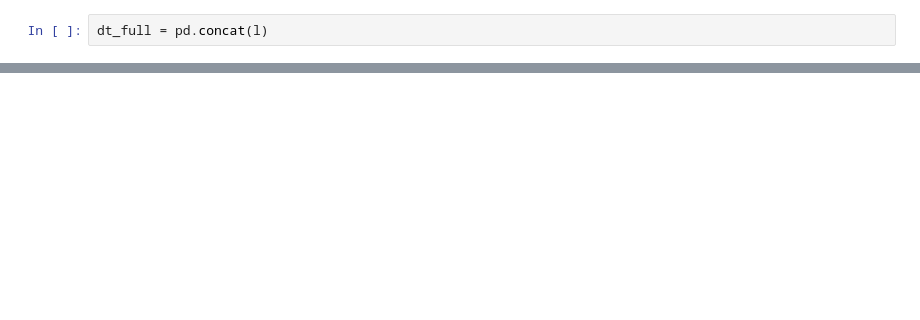
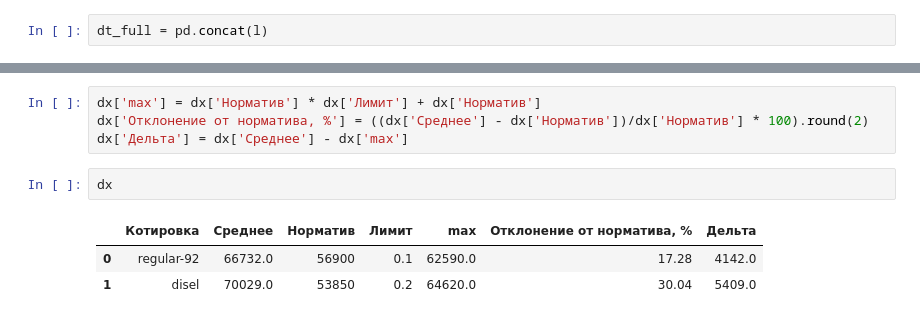
Before and after one commit to oleg-wl/geolfond, a Jupyter notebook: currency.ipynb, the cells around one changed output, grey strips where cells are left out. Saved outputs shown, nothing was run; the diff lists cells and outputs as text; blank space fills up the shorter version.

```diff
--- a/currency.ipynb
+++ b/currency.ipynb
@@ -282,0 +283,10 @@ diz.to_excel('data/dt.xlsx')
+# %%
+dx['max'] = dx['Норматив'] * dx['Лимит'] + dx['Норматив']
+dx['Отклонение от норматива, %'] = ((dx['Среднее'] - dx['Норматив'])/dx['Норматив'] * 100).round(2)
+dx['Дельта'] = dx['Среднее'] - dx['max']
+# %%
+dx
+# %% [output]
+|  | Котировка | Среднее | Норматив | Лимит | max | Отклонение от норматива, % | Дельта |
+| 0 | regular-92 | 66732.0 | 56900 | 0.1 | 62590.0 | 17.28 | 4142.0 |
+| 1 | disel | 70029.0 | 53850 | 0.2 | 64620.0 | 30.04 | 5409.0 |
```
Also changed, not shown: parts of 27 cells of this notebook, 5 other files.
